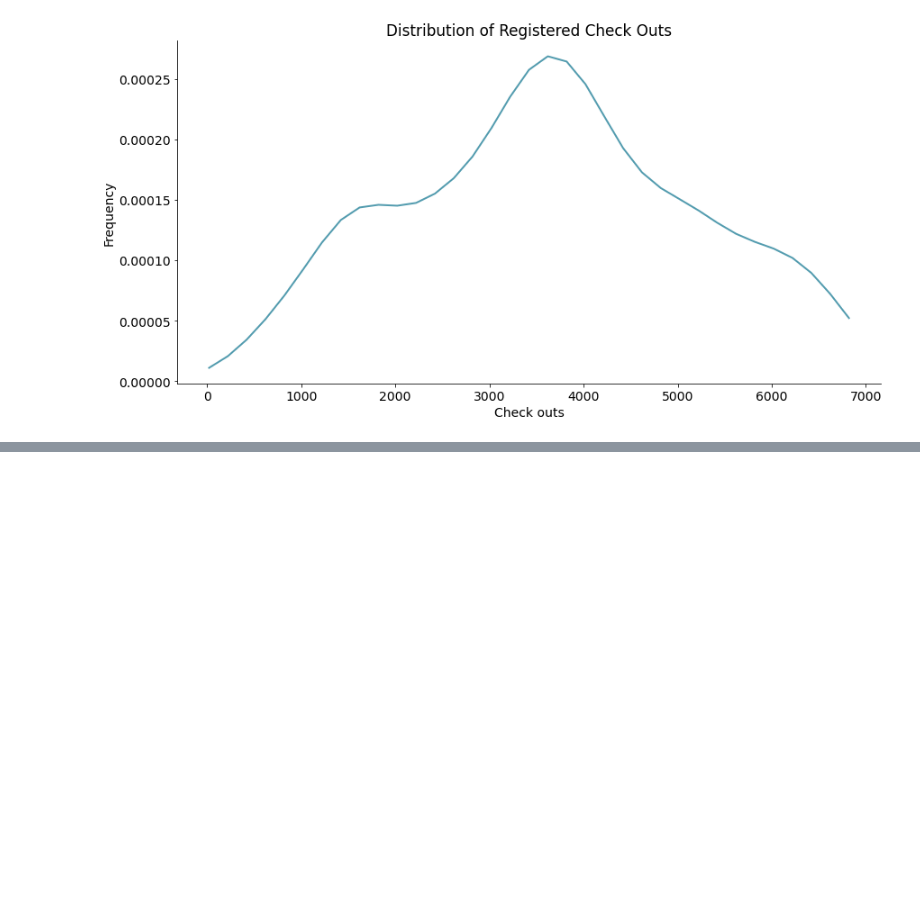
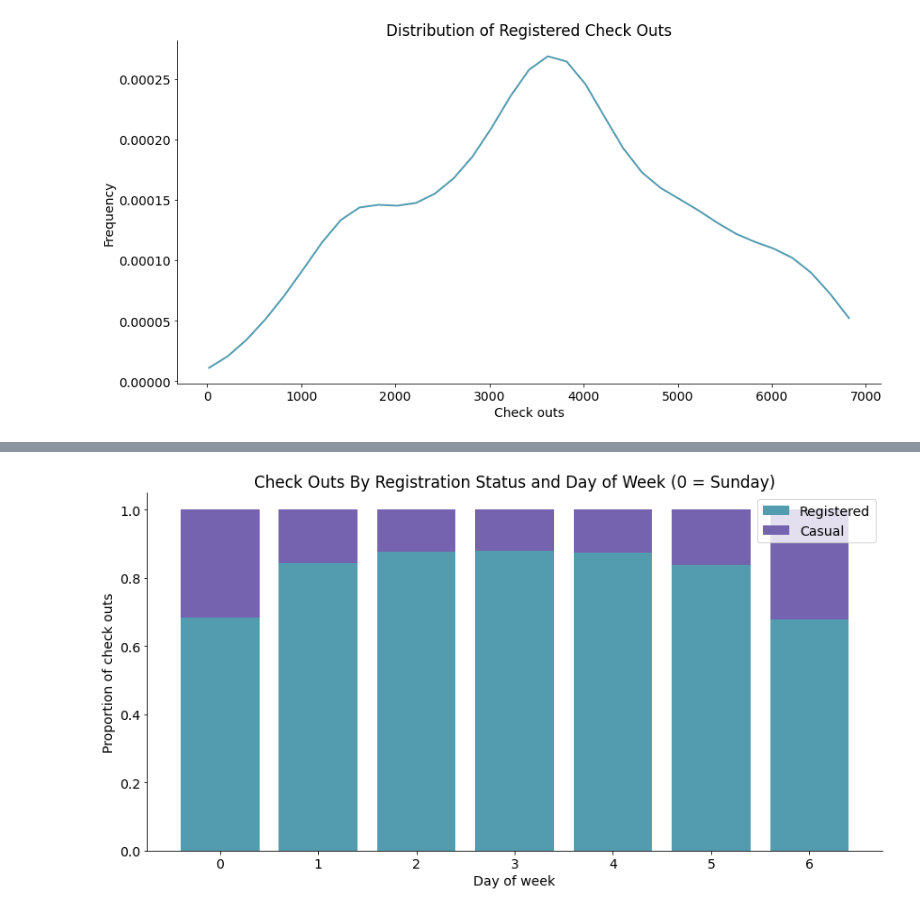
Before and after one commit to Nelson-A-Morais/data-visualization-tutorial, a Jupyter notebook: tutorial.ipynb, the cells around one changed output, grey strips where cells are left out. Drawn from its saved outputs; the diff is of its cells as text; code cells hidden in the pictures; blank space fills up the shorter version.

```diff
--- a/tutorial.ipynb
+++ b/tutorial.ipynb
@@ -284,0 +331,36 @@ densityplot(x_data=x_data,
+# %%
+# Calculate the mean number of check outs for each day by
+# registration status
+mean_by_reg_co_day = daily_data[['weekday', 'registered', 'casual']].groupby('weekday').mean()
+# Calculate proportion of each category of user for each day
+mean_by_reg_co_day['total'] = mean_by_reg_co_day['registered'] + mean_by_reg_co_day['casual']
+mean_by_reg_co_day['reg_prop'] = mean_by_reg_co_day['registered'] / mean_by_reg_co_day['total']
+mean_by_reg_co_day['casual_prop'] = mean_by_reg_co_day['casual'] / mean_by_reg_co_day['total']
+
+# Define a function for a stacked bar plot
+def stackedbarplot(x_data, y_data_list, y_data_names, colors, x_label, y_label, title):
+    _, ax = plt.subplots()
+    # Draw bars, one category at a time
+    for i in range(0, len(y_data_list)):
+        if i == 0:
+            ax.bar(x_data, y_data_list[i], color=colors[i], align='center', label=y_data_names[i])
+        else:
+            # For each category after the first, the bottom of the
+            # bar will be the top of the last category
+            ax.bar(x_data, y_data_list[i], color=colors[i], bottom=y_data_list[i - 1], align='center',
+                   label=y_data_names[i])
+    ax.set_ylabel(y_label)
+    ax.set_xlabel(x_label)
+    ax.set_title(title)
+    ax.legend(loc='upper right')
+
+# Call the function to create plot
+stackedbarplot(x_data=mean_by_reg_co_day.index.values,
+               y_data_list=[mean_by_reg_co_day['reg_prop'], mean_by_reg_co_day['casual_prop']],
+               y_data_names=['Registered', 'Casual'],
+               colors=['#539caf', '#7663b0'],
+               x_label='Day of week',
+               y_label='Proportion of check outs',
+               title='Check Outs By Registration Status and Day of Week (0 = Sunday)')
+# %% [output]
+[figure, added]
```
Also changed, not shown: parts of 9 cells of this notebook, 1 other file.
